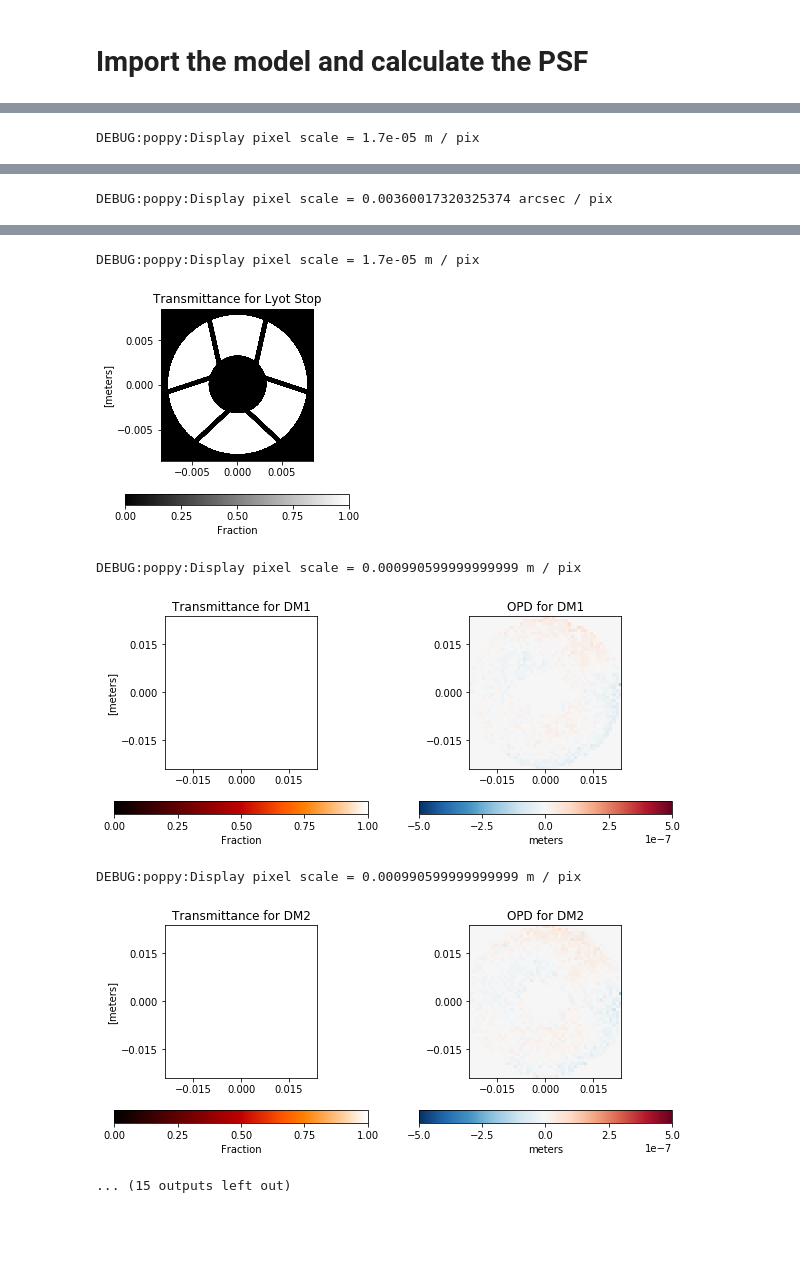
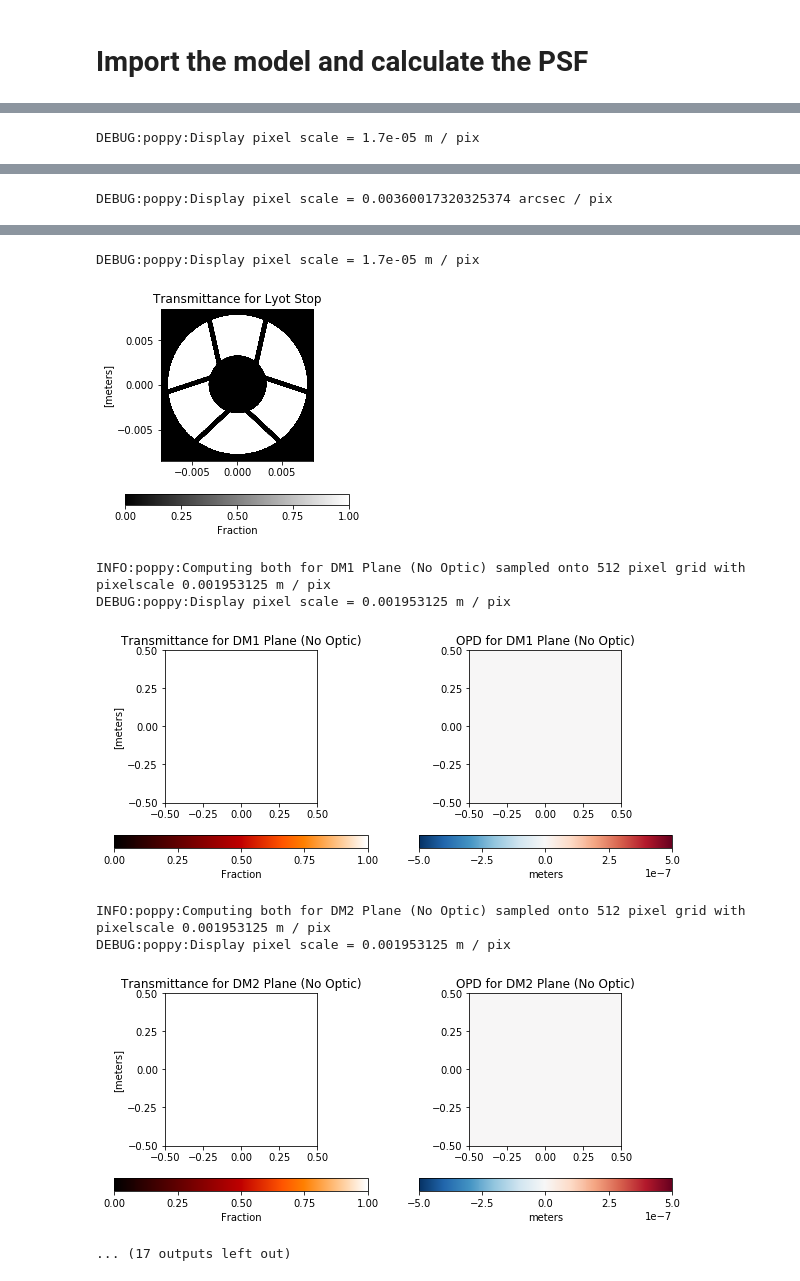
Before and after one commit to kian1377/Roman-CGI-POPPY, a Jupyter notebook: run_romancgi_modes.ipynb, the cells around one changed output, grey strips where cells are left out. Saved outputs shown, nothing was run; the diff lists cells and outputs as text; code cells hidden in the pictures; blank space fills up the shorter version.

```diff
--- a/run_romancgi_modes.ipynb
+++ b/run_romancgi_modes.ipynb
@@ -1,19 +1,20 @@
 # %% [markdown]
 # Import the model and calculate the PSF
 # %%
+import astropy.units as u
+
 from importlib import reload
 import misc
-reload(misc)
+import romancgi_modes as modes
+reload(misc); reload(modes)
 
-import romancgi_modes as modes
-reload(modes)
-
-tilts = (-825e-9, 0)
-psf,wfs = modes.run_model(npix=1024,
+offsets = (10, 0)
+psf,wfs = modes.run_model(npix=800,
                           oversample=2,
                           mode='SPC825',
-#                           lambda_m=700e-9*u.m,
-#                           tilts=tilts,
+#                           mode='HLC575',
+#                           lambda_m=800e-9*u.m,
+                          offsets=offsets,
                           use_fpm=True,
 #                           use_errors=True,
 #                           use_dms=True,
@@ -41,13 +39,15 @@ INFO:poppy:No info supplied on amplitude transmission; assuming uniform throughp
 DEBUG:poppy:Display pixel scale = 0.0023633372 m / pix
 [figure]
 DEBUG:poppy:Display pixel scale = 1.7e-05 m / pix
 [figure]
 DEBUG:poppy:Display pixel scale = 0.00360017320325374 arcsec / pix
 [figure]
 DEBUG:poppy:Display pixel scale = 1.7e-05 m / pix
 [figure]
-DEBUG:poppy:Display pixel scale = 0.000990599999999999 m / pix
+INFO:poppy:Computing both for DM1 Plane (No Optic) sampled onto 512 pixel grid with pixelscale 0.001953125 m / pix
+DEBUG:poppy:Display pixel scale = 0.001953125 m / pix
-[figure, old version]
+[figure, new version]
-DEBUG:poppy:Display pixel scale = 0.000990599999999999 m / pix
+INFO:poppy:Computing both for DM2 Plane (No Optic) sampled onto 512 pixel grid with pixelscale 0.001953125 m / pix
+DEBUG:poppy:Display pixel scale = 0.001953125 m / pix
-[figure, old version]
+[figure, new version]
-... (15 outputs left out)
+... (17 outputs left out)
```
Also changed, not shown: parts of 9 cells of this notebook, 2 other files.
